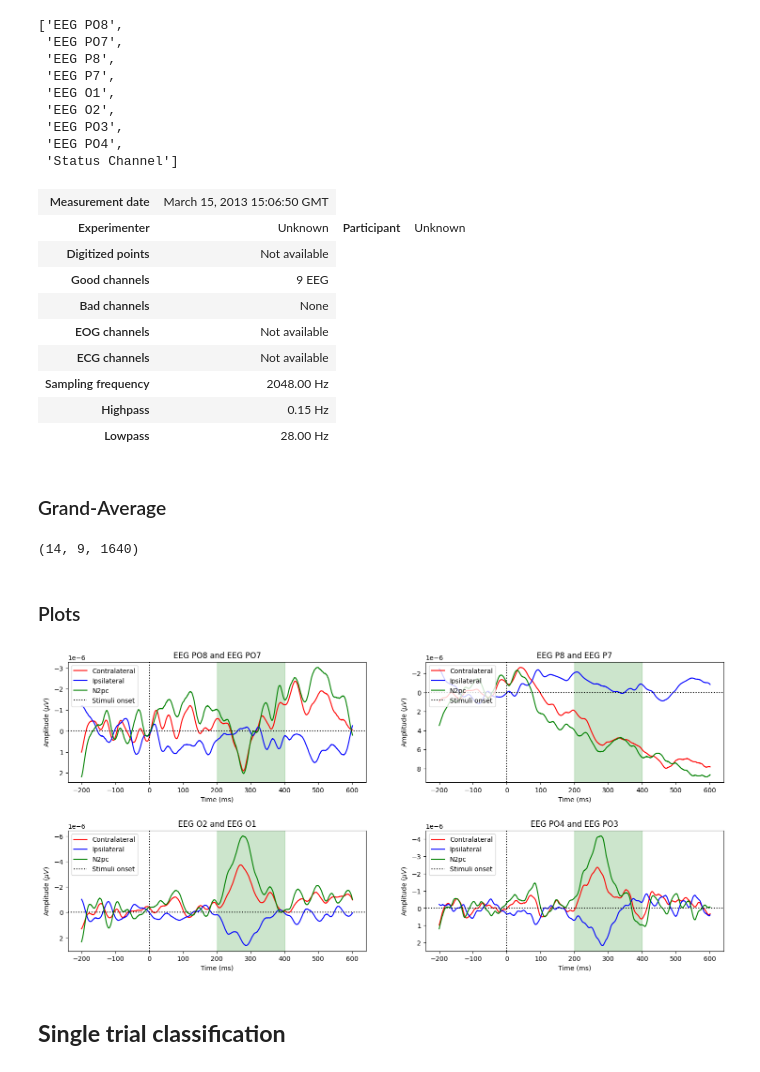
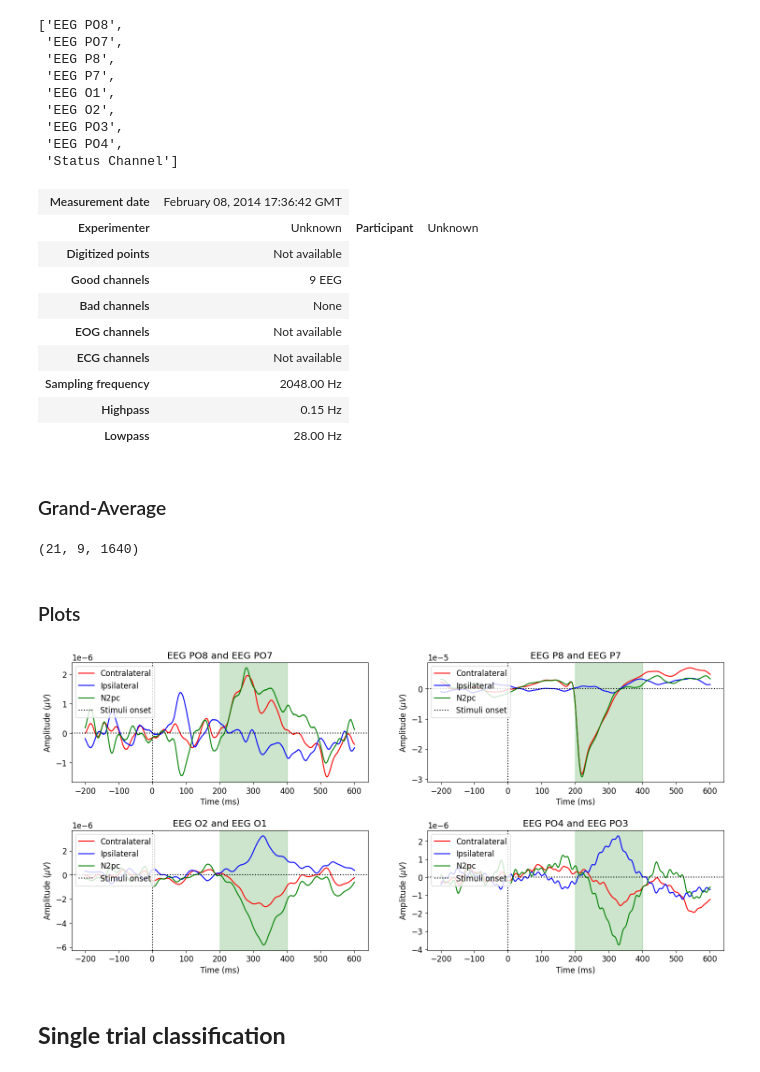
Before and after one commit to MiguelRochaBE/RSVP-BCI-Target-Identification-Localization, a Jupyter notebook: RSVP_dataset_analysis.ipynb, the cells around one changed output. Drawn from its saved outputs; the diff is of its cells as text; code cells hidden in the pictures.

```diff
--- a/RSVP_dataset_analysis.ipynb
+++ b/RSVP_dataset_analysis.ipynb
@@ -27,8 +27,8 @@ import matplotlib.patches as patches
 # %%
 fname = "eeg-signals-from-an-rsvp-task-1.0.0"
 
-exp0 = "10-Hz"
-exp1 = "10Hz"
+exp0 = "5-Hz"
+exp1 = "5Hz"
 
 def run_fast_scandir(dir, ext):
     subfolders, datafiles = [], []
@@ -461,7 +446,7 @@ ch
 # %%
 subj['targetLVF'].info
 # %% [output]
-| Measurement date | March 15, 2013 15:06:50 GMT |
+| Measurement date | February 08, 2014 17:36:42 GMT |
 | Experimenter | Unknown | Participant | Unknown |
 | Digitized points | Not available |
 | Good channels | 9 EEG |
@@ -479,42 +464,41 @@ aver_ipsilateral = np.mean(ipsilateral, axis = 0)
 # %%
 np.shape(subj['targetLVF'])
 # %% [output]
-(14, 9, 1640)
+(21, 9, 1640)
 # %% [markdown]
 ### Plots
 # %%
 fs = 2048
 n_samples = int(len(contralateral[0][0]))
 t = ((np.linspace(0,n_samples,n_samples)/fs)*1000) - 200
 
 fig, ax = plt.subplots(figsize=(18, 8), nrows=2, ncols=2)
 
 pos = [[0, 0], [0, 1], [1, 0], [1,1]]
 
 for i in range(n_ch):
 
     ax[pos[i][0],pos[i][1]].plot(t, aver_contralateral[i],'r', label = 'Contralateral')
     ax[pos[i][0],pos[i][1]].plot(t, aver_ipsilateral[i],'b', label = 'Ipsilateral')
     ax[pos[i][0],pos[i][1]].plot(t, aver_contralateral[i] - aver_ipsilateral[i],'g', label = 'N2pc')
     ax[pos[i][0],pos[i][1]].axvline(x=0, color='k', linestyle='dotted', label = 'Stimuli onset')
     ax[pos[i][0],pos[i][1]].axhline(y=0, color='k', linestyle='dotted')
-    ax[pos[i][0],pos[i][1]].invert_yaxis()
 
     rect = patches.Rectangle((200, -1), 200, 2, linewidth=1, edgecolor='g', facecolor='g', alpha=0.2)
     # - `(200, -1)` is the bottom-left corner of the rectangle (x, y coordinates). Note the y values in the graph are in microVolts
     # - `200` is the width of the rectangle.
     # - `2` is the height of the rectangle.
 
     ax[pos[i][0],pos[i][1]].add_patch(rect)
 
     ax[pos[i][0],pos[i][1]].set_title(ch_lbs[i])
     ax[pos[i][0],pos[i][1]].set_xlabel('Time (ms)')
     ax[pos[i][0],pos[i][1]].set_ylabel('Amplitude ($\mu V$)')
     ax[pos[i][0],pos[i][1]].legend(loc='upper left')
 
 plt.subplots_adjust(hspace=0.4)
 # %% [output]
-[figure, old version]
+[figure, new version]
 # %% [markdown]
 ## **Single trial classification**
 # %% [markdown]
```
Also changed, not shown: parts of 35 cells of this notebook, 2 other files.
